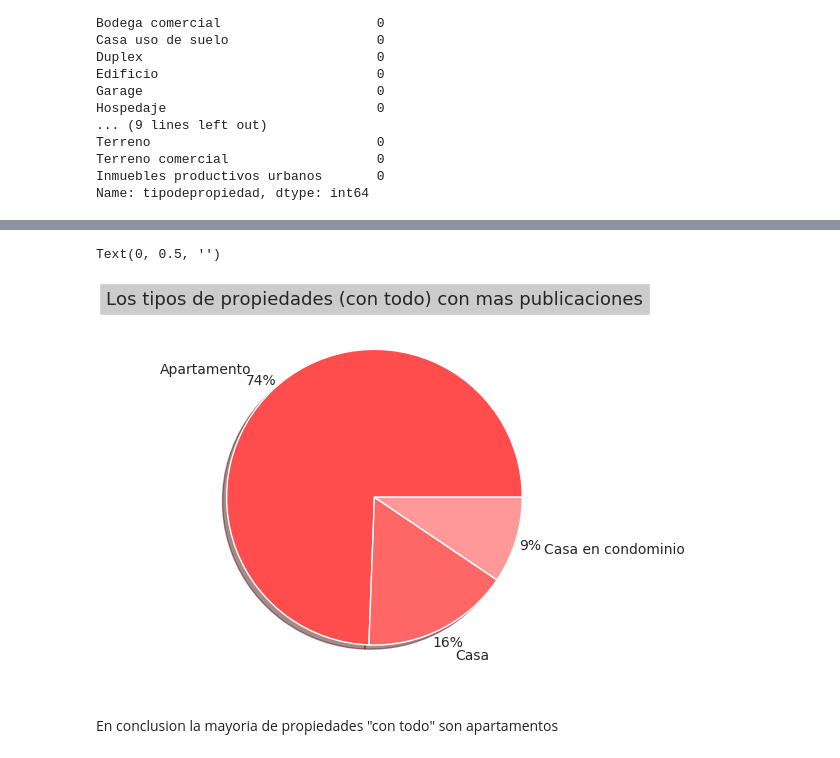
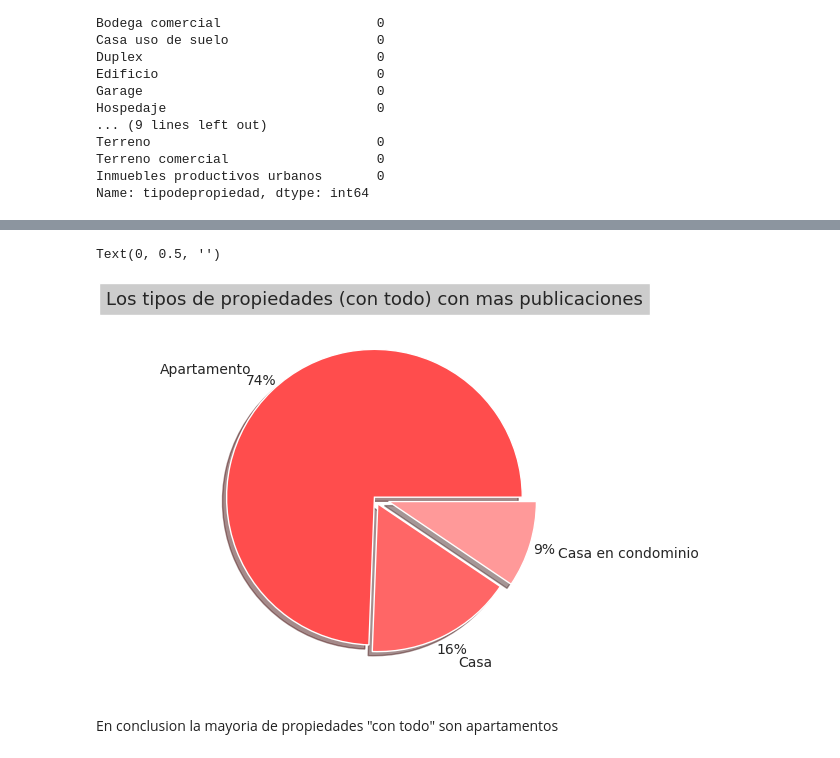
Before and after one commit to cessar5/7506_20192C, a Jupyter notebook: TP1_N.ipynb, the cells around one changed output, grey strips where cells are left out. Drawn from its saved outputs; the diff is of its cells as text; code cells hidden in the pictures.

```diff
--- a/TP1_N.ipynb
+++ b/TP1_N.ipynb
@@ -321,13 +314,14 @@ b.set_ylabel('Tipo de propiedad', fontsize=20);
 # %%
 red_palette = ['#ff4d4d', '#ff6666', '#ff9999', '#ffe6e6']
+explo = (0,0.05,0.1)
 # %%
 p = sTop3.plot.pie(fontsize=10, autopct='%1.0f%%', pctdistance=1.1, labeldistance=1.2,\
-                         shadow=True, startangle=0, colors= red_palette)
+                         shadow=True, startangle=0, colors= red_palette, explode= explo)
 plt.title("Los tipos de propiedades (con todo) con mas publicaciones", fontsize=13, bbox={'facecolor':'0.8', 'pad':5})
 p.set_ylabel('')
 # %% [output]
 Text(0, 0.5, '')
-[figure, old version]
+[figure, new version]
 # %% [markdown]
 En conclusion la mayoria de propiedades "con todo" son apartamentos
 # %%
```
Also changed, not shown: parts of 3 cells of this notebook.
